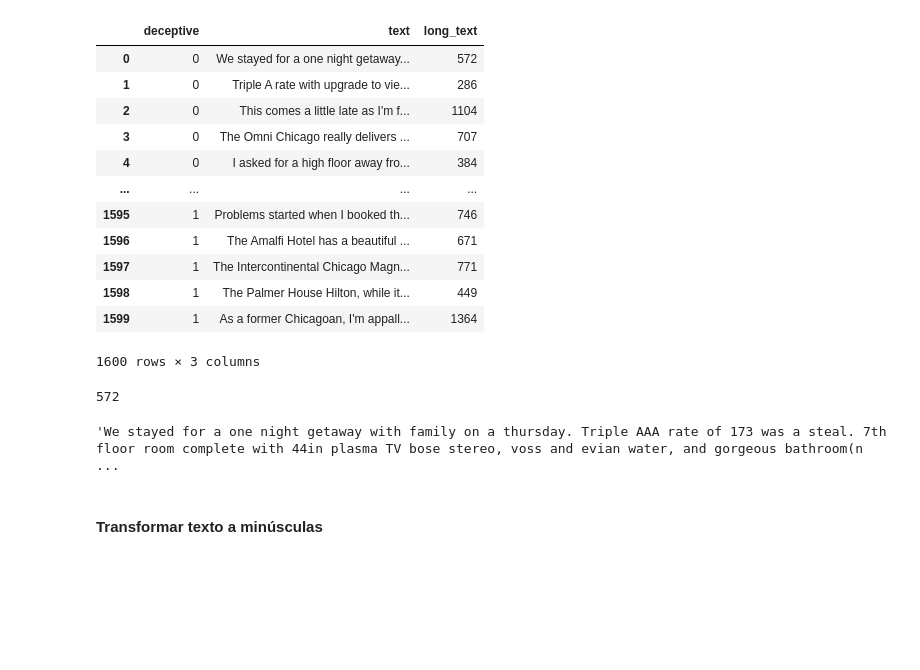
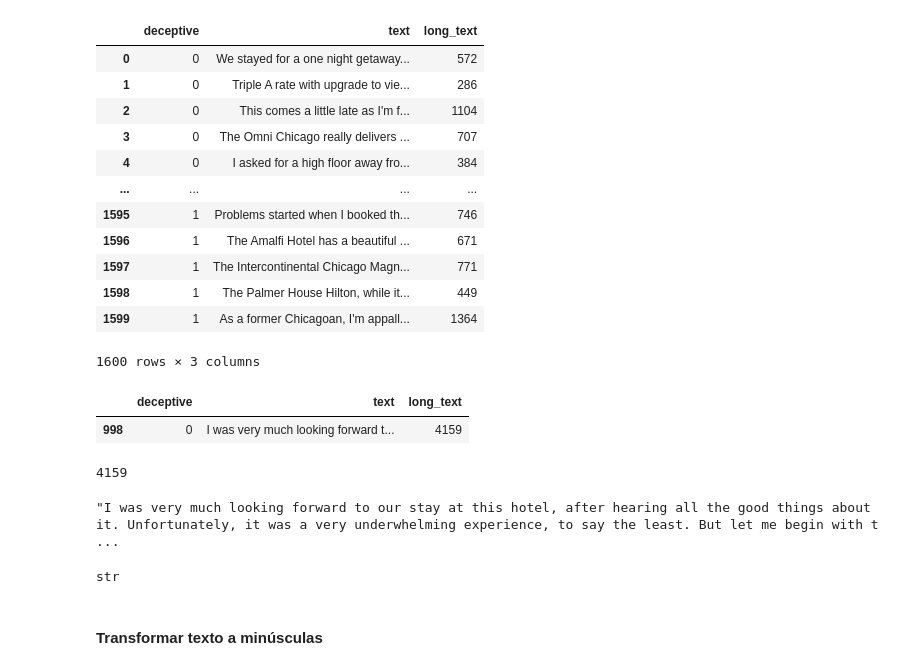
Before and after one commit to AnIsAsPe/LogisticRegression_SpamOpinion, a Jupyter notebook: Notebooks/Preprocesamiento_y_vectorización_de_Textos_con_BOW_.ipynb, the cells around one changed output. Drawn from its saved outputs; the diff is of its cells as text; code cells hidden in the pictures; blank space fills up the shorter version.

```diff
--- a/Notebooks/Preprocesamiento_y_vectorización_de_Textos_con_BOW_.ipynb
+++ b/Notebooks/Preprocesamiento_y_vectorización_de_Textos_con_BOW_.ipynb
@@ -153,14 +157,23 @@ datos
 | 1598 | 1 | The Palmer House Hilton, while it... | 449 |
 | 1599 | 1 | As a former Chicagoan, I'm appall... | 1364 |
 1600 rows × 3 columns
+# %%
+datos[datos['long_text']==4159]
+# %% [output]
+|  | deceptive | text | long_text |
+| 998 | 0 | I was very much looking forward t... | 4159 |
 # %%
-indice = 0
+indice = 998
 ejemplo = datos.loc[indice, 'text']
 print(len(ejemplo))
 ejemplo
 # %% [output]
-572
+4159
-'We stayed for a one night getaway with family on a thursday. Triple AAA rate of 173 was a steal. 7th floor room complete with 44in plasma TV bose stereo, voss and evian water, and gorgeous bathroom(n ...
+"I was very much looking forward to our stay at this hotel, after hearing all the good things about it. Unfortunately, it was a very underwhelming experience, to say the least. But let me begin with t ...
+# %%
+type(ejemplo)
+# %% [output]
+str
 # %% [markdown]
 #### Transformar texto a minúsculas
 # %%
```
Also changed, not shown: parts of 12 cells of this notebook.
